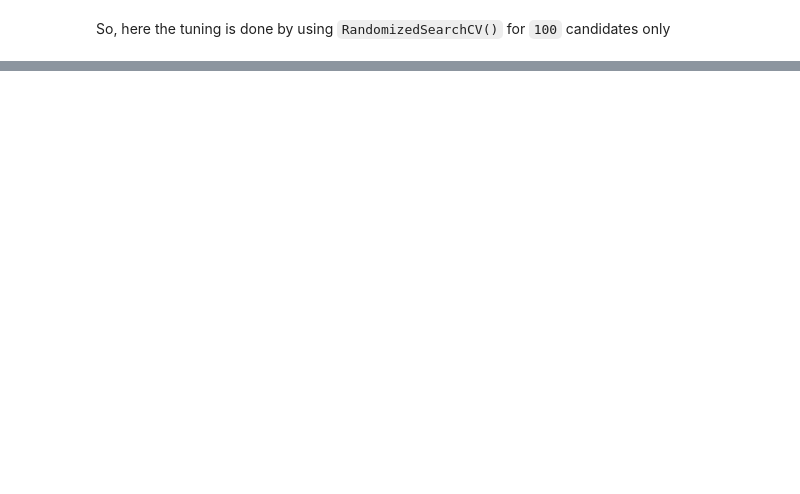
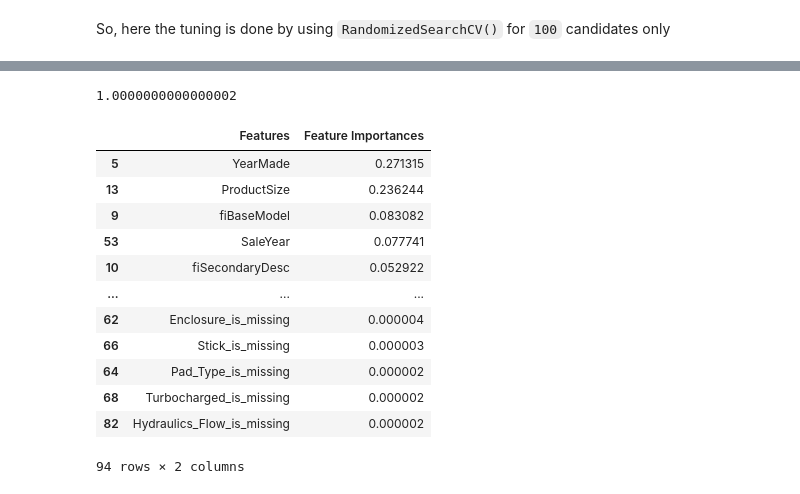
Before and after one commit to kdineshchitra/predicting-the-sale-price-of-bulldozers, a Jupyter notebook: bulldozers_sale_price_estimation.ipynb, the cells around one changed output, grey strips where cells are left out. Drawn from its saved outputs; the diff is of its cells as text; code cells hidden in the pictures; blank space fills up the shorter version.

```diff
--- a/bulldozers_sale_price_estimation.ipynb
+++ b/bulldozers_sale_price_estimation.ipynb
@@ -497,0 +539,12 @@ rs_model.fit(X_train, y_train)
+# %%
+# checking the time to execute this cell
+%%time
+# giving values to estimator's parameters and instantiating it
+best_model = RandomForestRegressor(n_estimators=100,
+                                   max_depth=None,
+                                   min_samples_leaf=1,
+                                   min_samples_split=14,
+                                   max_features='auto',
+                                   random_state=9)
+# train the model this time model will use all the training samples as the `max_samples` is set to default.
+best_model.fit(X_train, y_train)
@@ -497,0 +736,4 @@ rs_model.fit(X_train, y_train)
+# %%
+# Find feature importance of the best model
+importances = best_model.feature_importances_
+importances
@@ -497,0 +758,24 @@ rs_model.fit(X_train, y_train)
+# %%
+# overall sum of importances
+sum(importances)
+# %% [output]
+1.0000000000000002
+# %%
+# creating a DataFrame to plot
+feat_imp = pd.DataFrame({"Features": X_train.columns,
+                         "Feature Importances": importances}).sort_values(by="Feature Importances", ascending=False)
+feat_imp
+# %% [output]
+|  | Features | Feature Importances |
+| 5 | YearMade | 0.271315 |
+| 13 | ProductSize | 0.236244 |
+| 9 | fiBaseModel | 0.083082 |
+| 53 | SaleYear | 0.077741 |
+| 10 | fiSecondaryDesc | 0.052922 |
+| ... | ... | ... |
+| 62 | Enclosure_is_missing | 0.000004 |
+| 66 | Stick_is_missing | 0.000003 |
+| 64 | Pad_Type_is_missing | 0.000002 |
+| 68 | Turbocharged_is_missing | 0.000002 |
+| 82 | Hydraulics_Flow_is_missing | 0.000002 |
+94 rows × 2 columns
```
Also changed, not shown: parts of 37 cells of this notebook, 1 other file.
